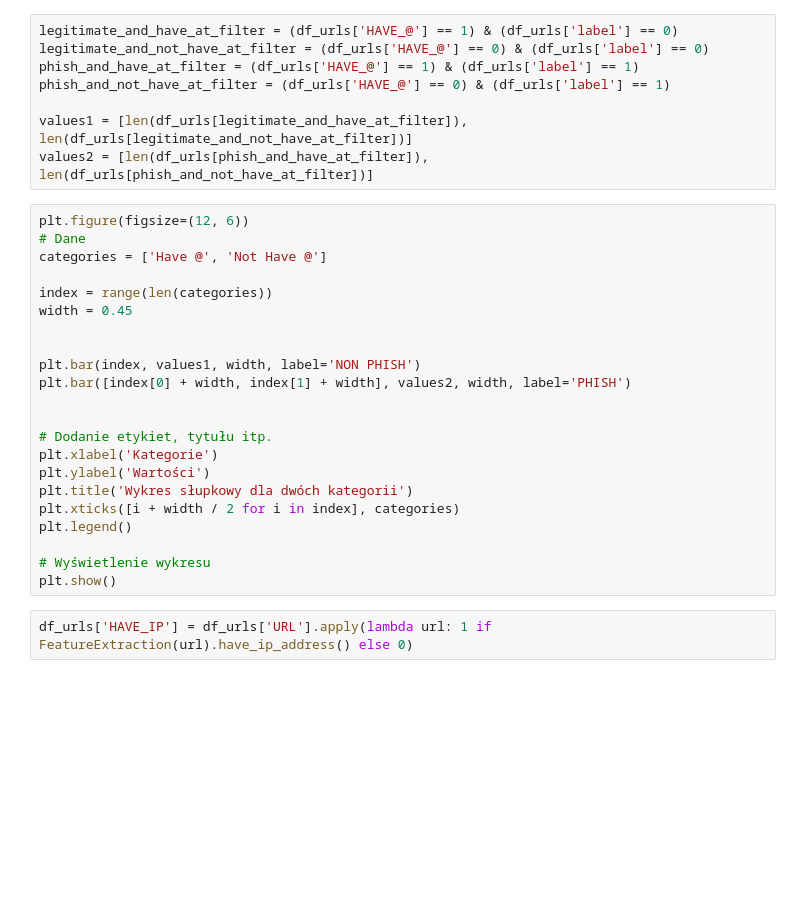
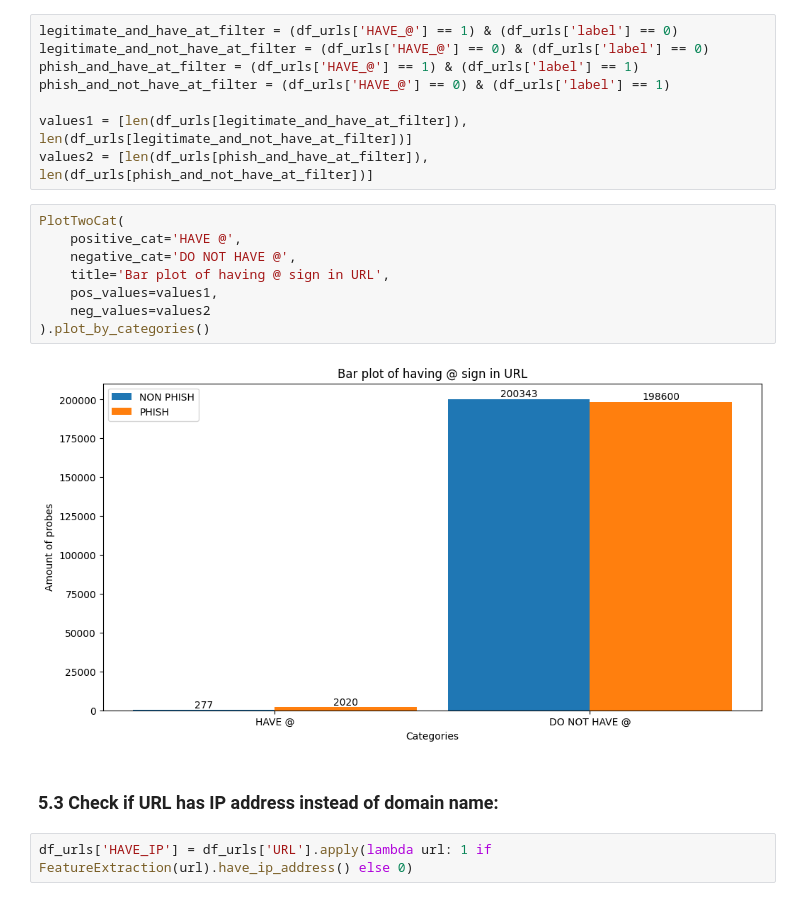
Before and after one commit to hubertmaka/URL-Phishing-Detection, a Jupyter notebook: data_visualization_and_traing_models.ipynb, the cells around one changed output. Cells and saved outputs as stored; diff of their text form; blank space fills up the shorter version.

```diff
--- a/data_visualization_and_traing_models.ipynb
+++ b/data_visualization_and_traing_models.ipynb
@@ -282,27 +313,17 @@ phish_and_not_have_at_filter = (df_urls['HAVE_@'] == 0) & (df_urls['label'] == 1
 values1 = [len(df_urls[legitimate_and_have_at_filter]), len(df_urls[legitimate_and_not_have_at_filter])]
 values2 = [len(df_urls[phish_and_have_at_filter]), len(df_urls[phish_and_not_have_at_filter])]
 # %%
-plt.figure(figsize=(12, 6))
-# Dane
-categories = ['Have @', 'Not Have @']
-
-index = range(len(categories))
-width = 0.45
-
-
-plt.bar(index, values1, width, label='NON PHISH')
-plt.bar([index[0] + width, index[1] + width], values2, width, label='PHISH')
-
-
-# Dodanie etykiet, tytułu itp.
-plt.xlabel('Kategorie')
-plt.ylabel('Wartości')
-plt.title('Wykres słupkowy dla dwóch kategorii')
-plt.xticks([i + width / 2 for i in index], categories)
-plt.legend()
-
-# Wyświetlenie wykresu
-plt.show()
+PlotTwoCat(
+    positive_cat='HAVE @',
+    negative_cat='DO NOT HAVE @',
+    title='Bar plot of having @ sign in URL',
+    pos_values=values1,
+    neg_values=values2
+).plot_by_categories()
+# %% [output]
+[figure, added]
+# %% [markdown]
+### 5.3 Check if URL has IP address instead of domain name:
 # %%
 df_urls['HAVE_IP'] = df_urls['URL'].apply(lambda url: 1 if FeatureExtraction(url).have_ip_address() else 0)
 # %%
```
Also changed, not shown: parts of 38 cells of this notebook, 4 other files.
